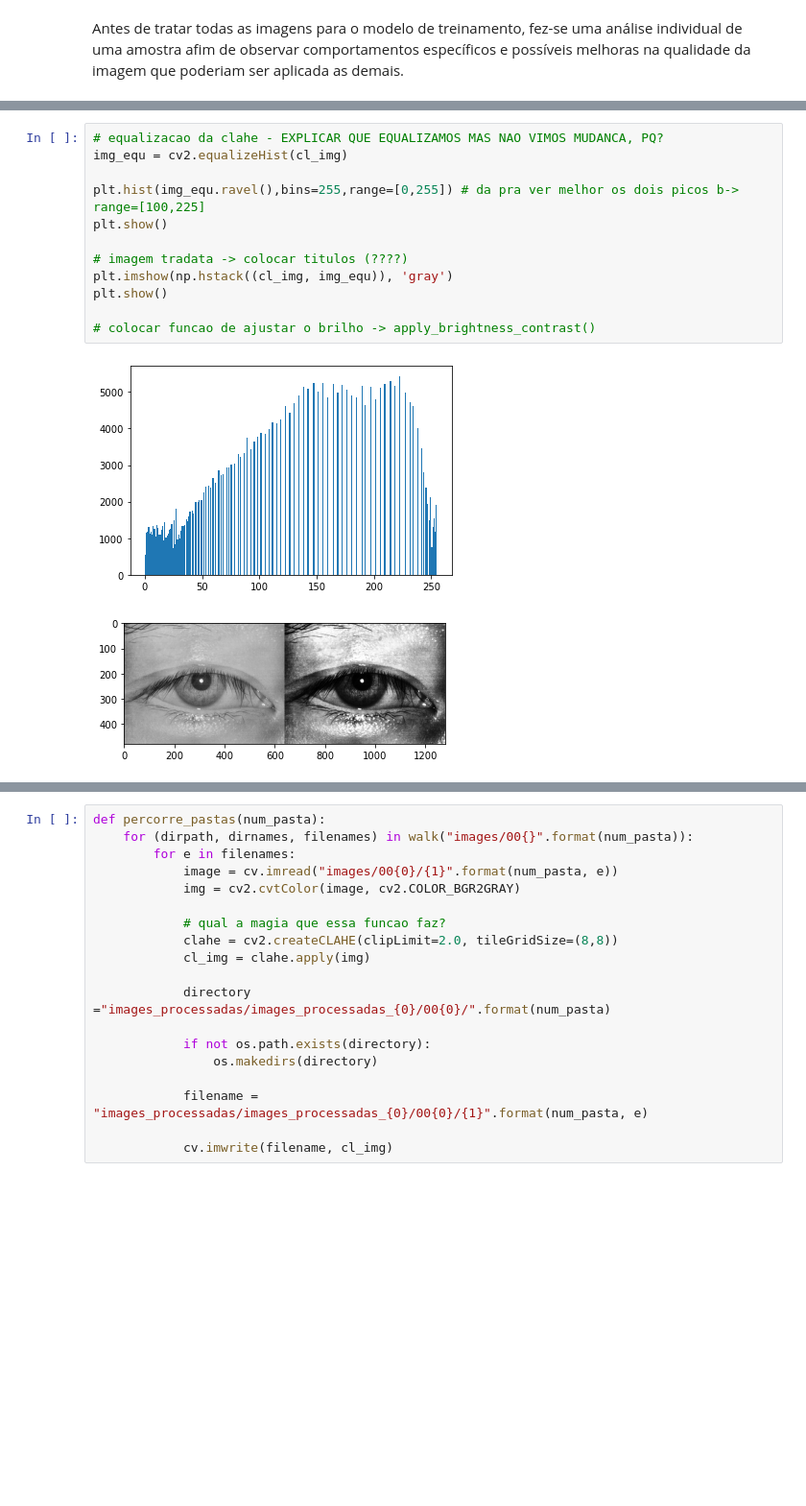
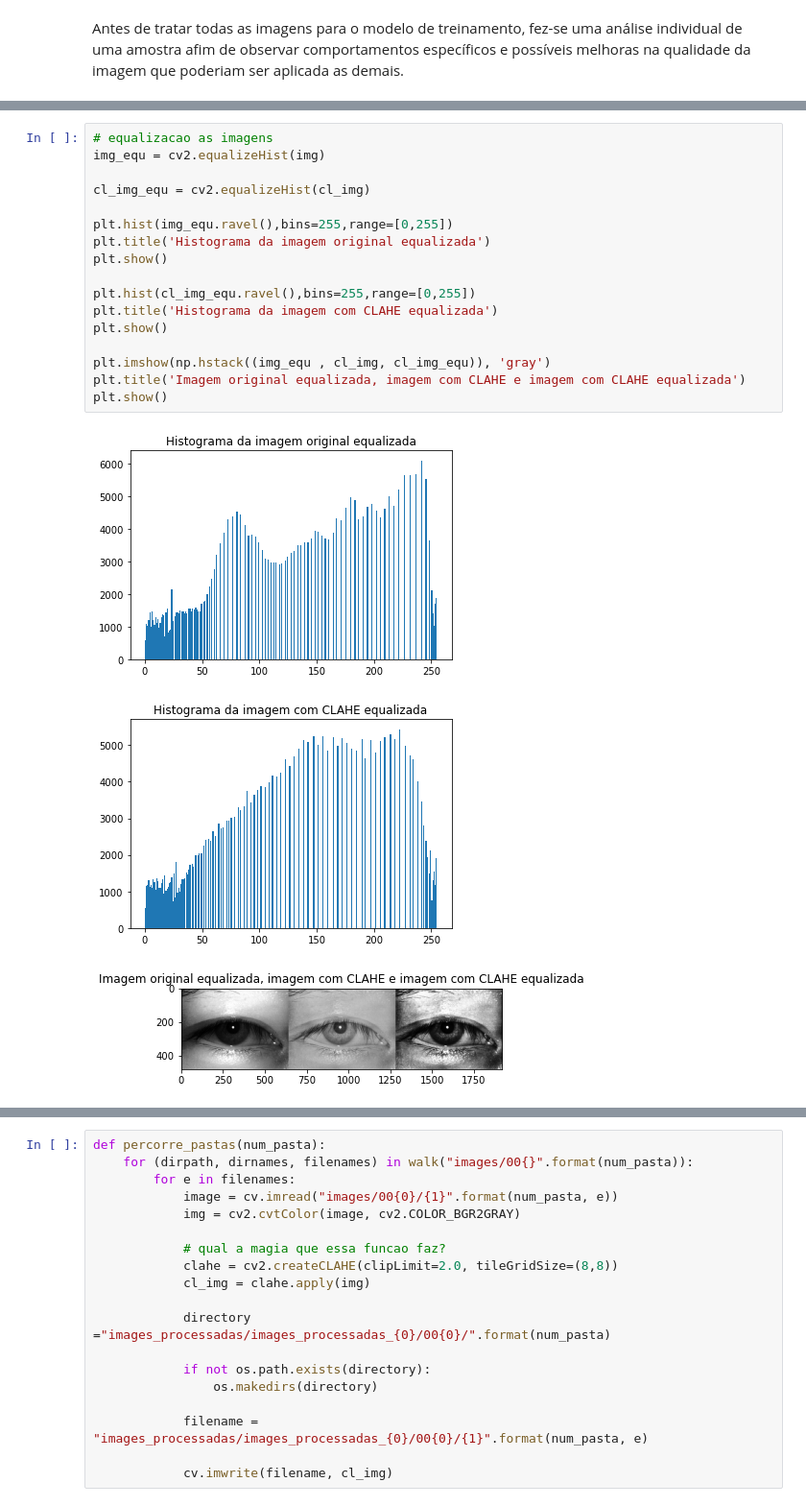
Before and after one commit to thalials/iris-recognition-visao-comp, a Jupyter notebook: proj1_reconhecimento_de_iris.ipynb, the cells around one changed output, grey strips where cells are left out. Shown at 96% size. Cells and saved outputs as stored; diff of their text form; blank space fills up the shorter version.

```diff
--- a/proj1_reconhecimento_de_iris.ipynb
+++ b/proj1_reconhecimento_de_iris.ipynb
@@ -98,15 +103,21 @@ plt.show()
-# %%
-# equalizacao da clahe - EXPLICAR QUE EQUALIZAMOS MAS NAO VIMOS MUDANCA, PQ?
-img_equ = cv2.equalizeHist(cl_img)
-
-plt.hist(img_equ.ravel(),bins=255,range=[0,255]) # da pra ver melhor os dois picos b-> range=[100,225]
-plt.show()
-
-# imagem tradata -> colocar titulos (????)
-plt.imshow(np.hstack((cl_img, img_equ)), 'gray')
-plt.show()
-
-# colocar funcao de ajustar o brilho -> apply_brightness_contrast()
-# %% [output]
-[figure, removed]
-[figure, removed]
+# %%
+# equalizacao as imagens
+img_equ = cv2.equalizeHist(img)
+
+cl_img_equ = cv2.equalizeHist(cl_img)
+
+plt.hist(img_equ.ravel(),bins=255,range=[0,255])
+plt.title('Histograma da imagem original equalizada')
+plt.show()
+
+plt.hist(cl_img_equ.ravel(),bins=255,range=[0,255])
+plt.title('Histograma da imagem com CLAHE equalizada')
+plt.show()
+
+plt.imshow(np.hstack((img_equ , cl_img, cl_img_equ)), 'gray')
+plt.title('Imagem original equalizada, imagem com CLAHE e imagem com CLAHE equalizada')
+plt.show()
+# %% [output]
+[figure, added]
+[figure, added]
+[figure, added]
```
Also changed, not shown: parts of 11 cells of this notebook.
